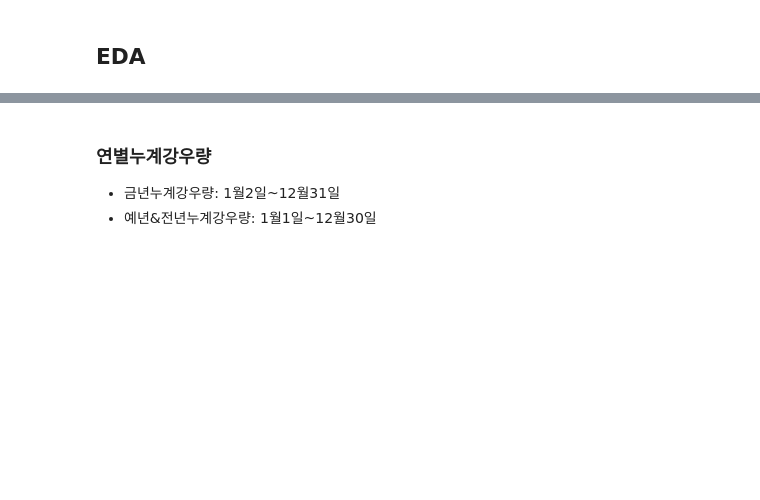
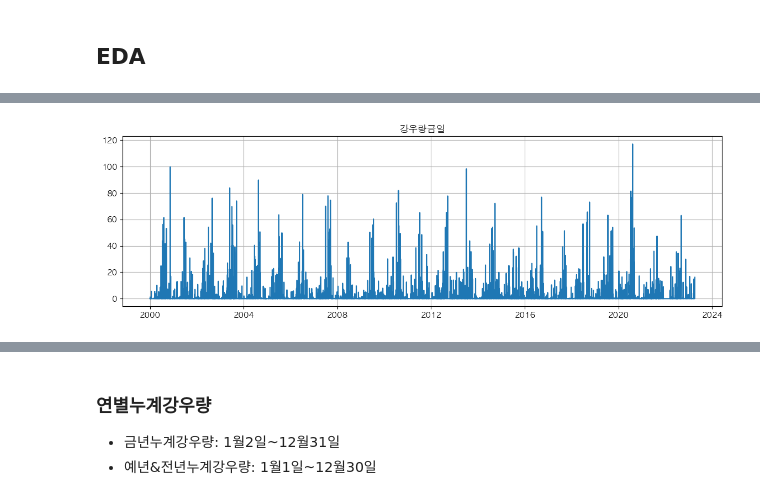
Before and after one commit to tommyjr1/2023-01-DSCapstone-InflowPrediction, a Jupyter notebook: code/eda/댐운영데이터.ipynb, the cells around one changed output, grey strips where cells are left out. Drawn from its saved outputs; the diff is of its cells as text; code cells hidden in the pictures; blank space fills up the shorter version.

```diff
--- a/code/eda/댐운영데이터.ipynb
+++ b/code/eda/댐운영데이터.ipynb
@@ -45,9 +53,11 @@ plt.show()
 # %%
-plt.plot(df['시간'], df['강우량금일'])
+plt.plot(df.index, df['강우량금일'])
 plt.title('강우량금일')
 plt.show()
 
 #실시간 강우량
+# %% [output]
+[figure, added]
 # %%
 plt.plot(df['강우량금일'], label='금일')
 plt.plot(df['강우량전일'], label='전일')
```
Also changed, not shown: parts of 54 cells of this notebook, 8 other files.
